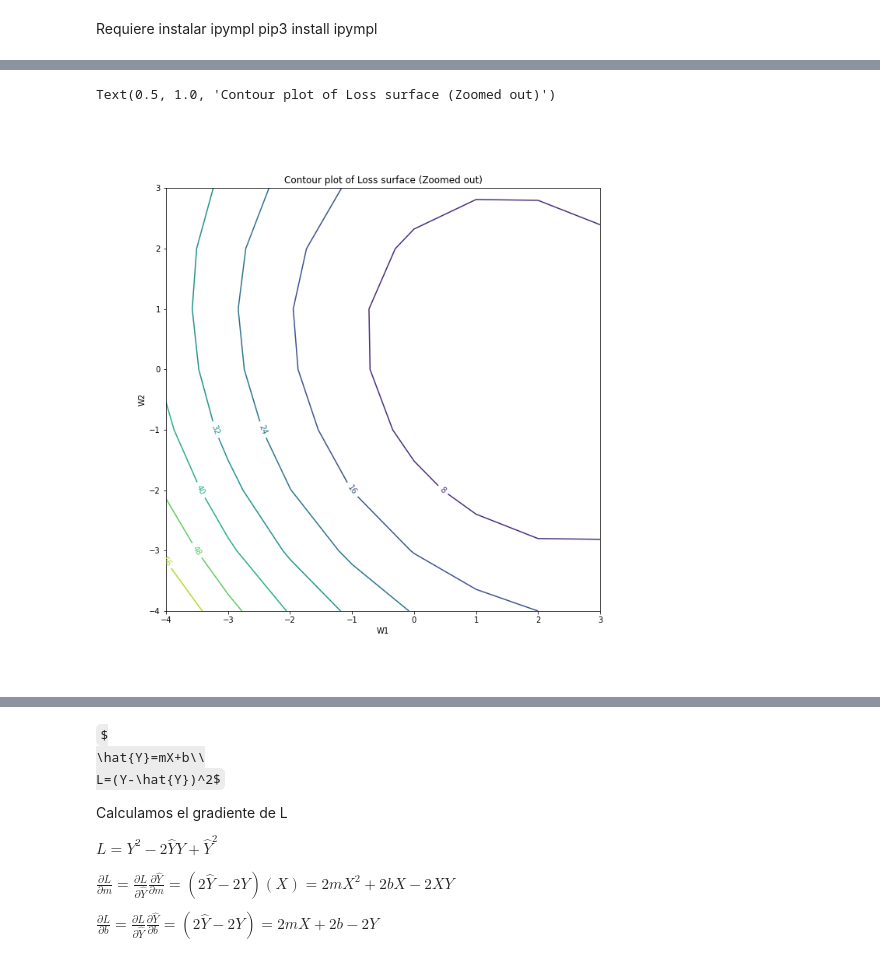
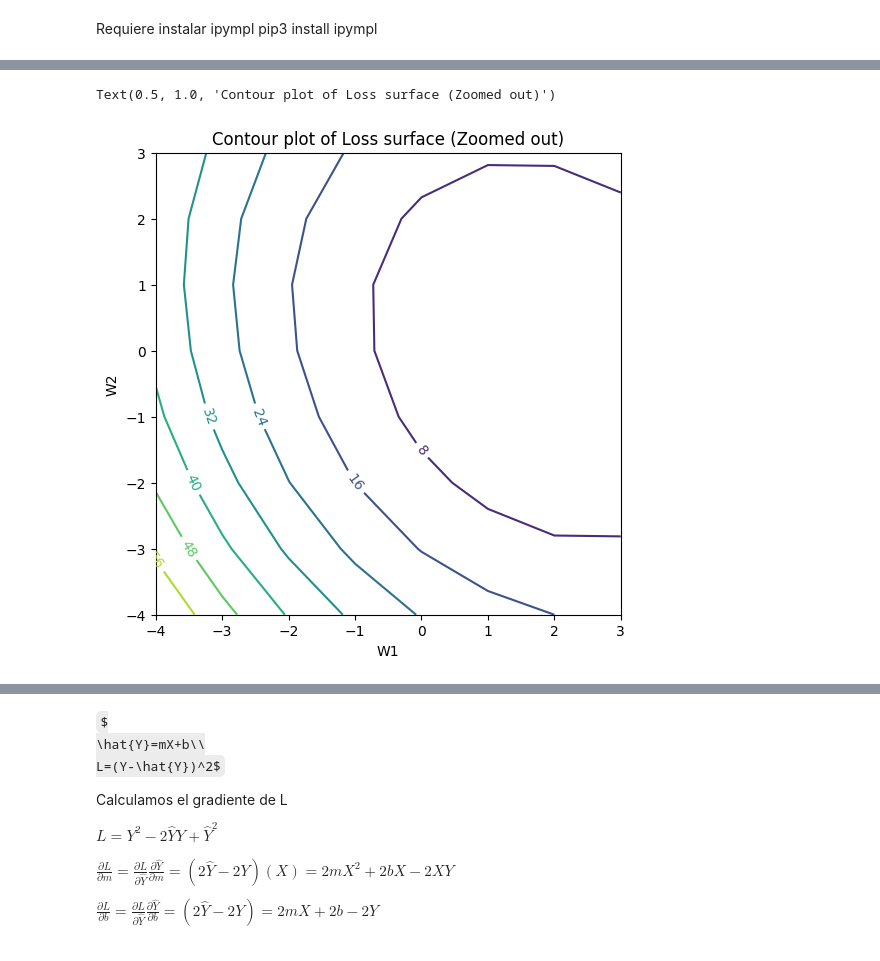
Before and after one commit to pabloschwarzenberg/CINF104, a Jupyter notebook: optim/optim.ipynb, the cells around one changed output, grey strips where cells are left out. Saved outputs shown, nothing was run; the diff lists cells and outputs as text; code cells hidden in the pictures; some formulas as TeX source.

```diff
--- a/optim/optim.ipynb
+++ b/optim/optim.ipynb
@@ -156,21 +151,21 @@ Text(0.5, 1.0, 'Contour plot of Loss surface')
 # %%
 W1=np.arange(-4,4,1)
 W2=np.arange(-4,4,1)
 W1, W2 = np.meshgrid(W1, W2)
 N=len(x)
 L=pow(y[0]-(W1*x[0]+W2),2)
 for i in range(1,N):
     L=L+pow(y[i]-(W1*x[i]+W2),2)
 L=L/N
 fig, axes = plt.subplots(1,1)
-fig.set_size_inches(10, 10)
+fig.set_size_inches(6, 6)
 contours = axes.contour(W1, W2, L)
 axes.clabel(contours, inline=1, fontsize=10)
 axes.set_xlabel('W1')
 axes.set_ylabel('W2')
 plt.title("Contour plot of Loss surface (Zoomed out)")
 # %% [output]
 Text(0.5, 1.0, 'Contour plot of Loss surface (Zoomed out)')
-[figure, old version]
+[figure, new version]
 # %%
 %matplotlib inline
```
Also changed, not shown: parts of 11 cells of this notebook.
